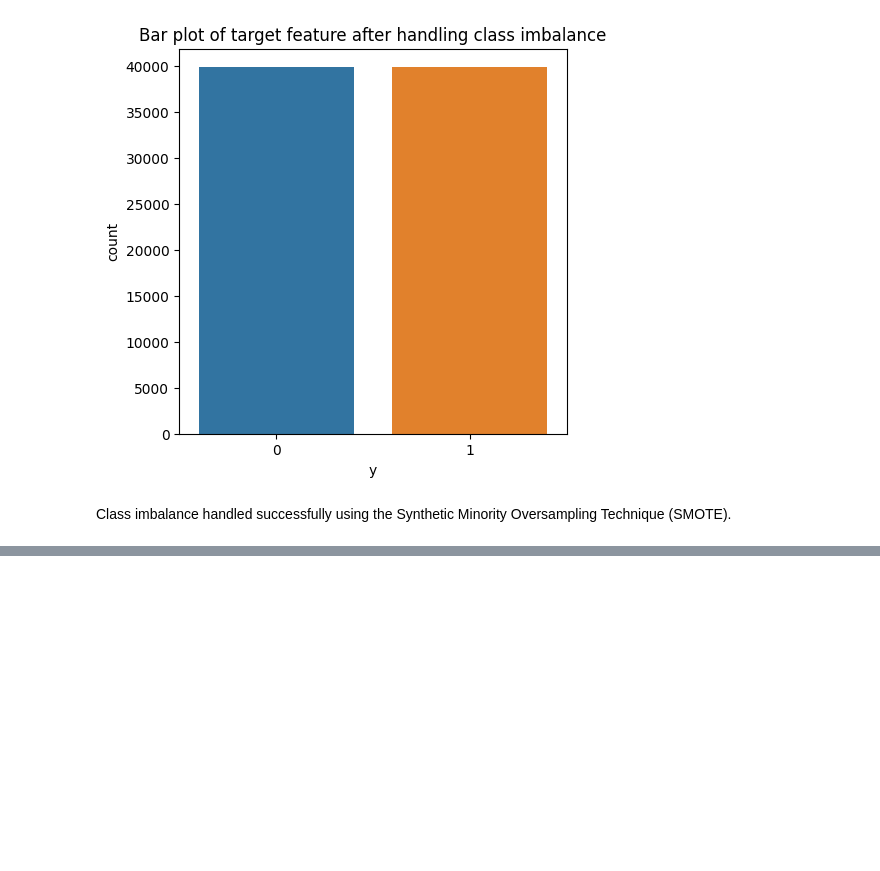
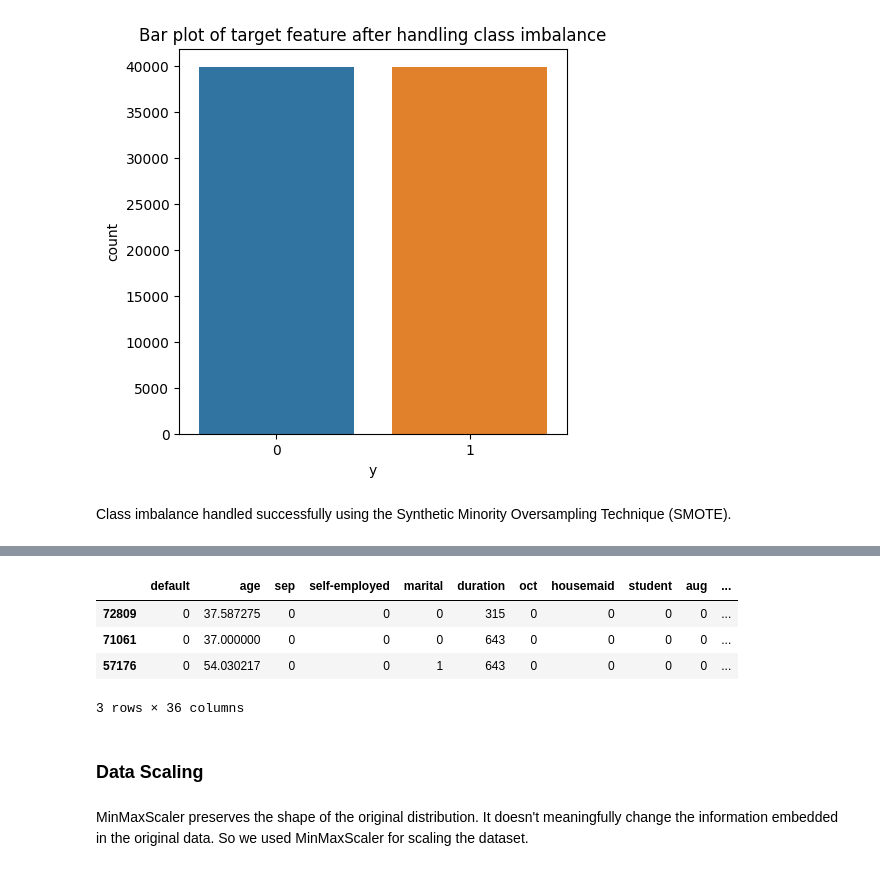
Before and after one commit to swapnalishamrao/Supervised_ML_Classification_Project_2, a Jupyter notebook: Supervised_ML_Classification_Project_2.ipynb, the cells around one changed output, grey strips where cells are left out. Saved outputs shown, nothing was run; the diff lists cells and outputs as text; code cells hidden in the pictures; blank space fills up the shorter version.

```diff
--- a/Supervised_ML_Classification_Project_2.ipynb
+++ b/Supervised_ML_Classification_Project_2.ipynb
@@ -1182,0 +1211,11 @@ Class imbalance handled successfully using the Synthetic Minority Oversampling T
+# %%
+# Checking values of splitted dataset
+X_test[0:3]
+# %% [output]
+|  | default | age | sep | self-employed | marital | duration | oct | housemaid | student | aug | ... |
+| 72809 | 0 | 37.587275 | 0 | 0 | 0 | 315 | 0 | 0 | 0 | 0 | ... |
+| 71061 | 0 | 37.000000 | 0 | 0 | 0 | 643 | 0 | 0 | 0 | 0 | ... |
+| 57176 | 0 | 54.030217 | 0 | 0 | 1 | 643 | 0 | 0 | 0 | 0 | ... |
+3 rows × 36 columns
+# %% [markdown]
+### **Data Scaling**
@@ -1182,0 +1228,2 @@ Class imbalance handled successfully using the Synthetic Minority Oversampling T
+# %% [markdown]
+MinMaxScaler preserves the shape of the original distribution. It doesn't meaningfully change the information embedded in the original data. So we used MinMaxScaler for scaling the dataset.
```
Also changed, not shown: parts of 8 cells of this notebook.
